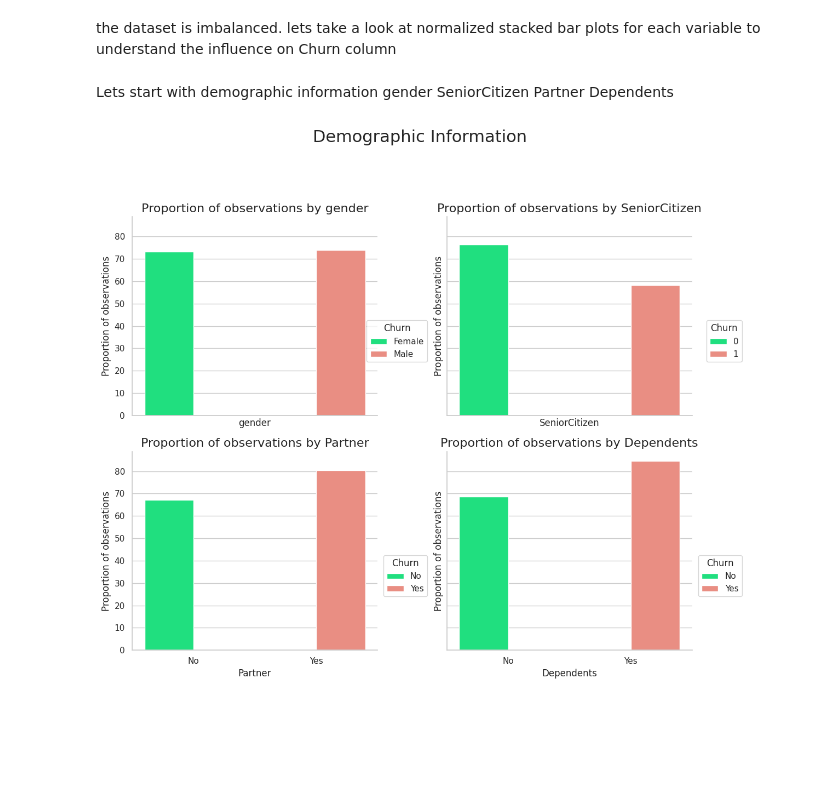
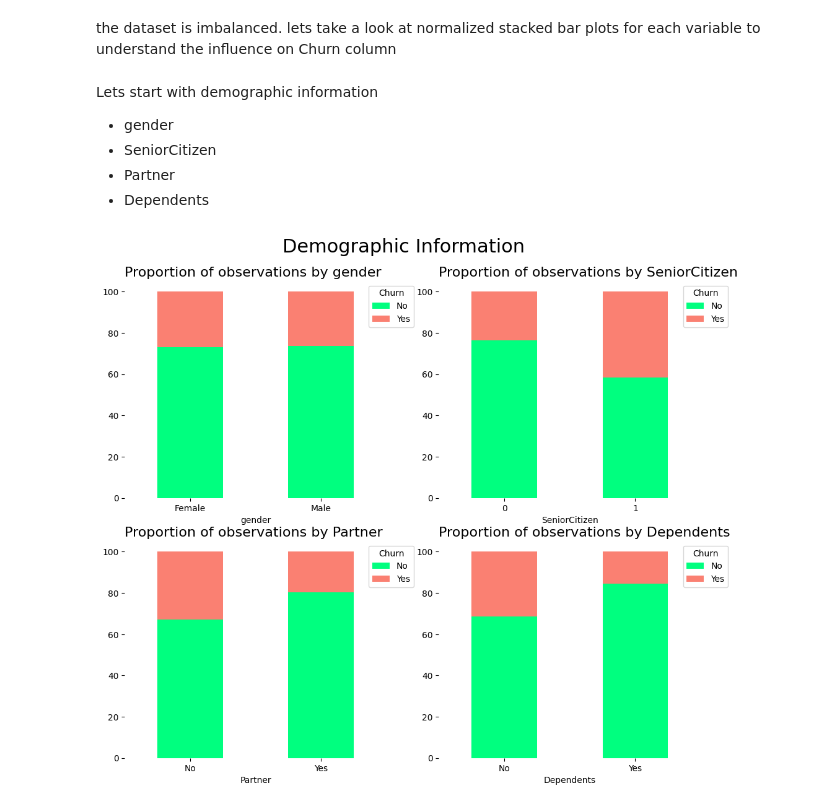
Before and after one commit to ram-polisetti/DataScience, a Jupyter notebook: telco-customer-churn-analysis.ipynb, the cells around one changed output. Saved outputs shown, nothing was run; the diff lists cells and outputs as text; code cells hidden in the pictures; blank space fills up the shorter version.

Commit message:
Kaggle Notebook | Telco Customer Churn Analysis | Version 5

```diff
--- a/telco-customer-churn-analysis.ipynb
+++ b/telco-customer-churn-analysis.ipynb
@@ -209,8 +209,9 @@ plt.show()
 the dataset is imbalanced. lets take a look at normalized stacked bar plots for each variable to understand the influence on Churn column
 # %% [markdown]
 Lets start with demographic information
-gender
-SeniorCitizen
-Partner
-Dependents
+
+- gender
+- SeniorCitizen
+- Partner
+- Dependents
 # %%
@@ -277,7 +265,8 @@ def percentage_stacked_plot(columns_to_plot, super_title, df_telco):
 # %%
+# demographic column names
 demographic_columns = ['gender', 'SeniorCitizen', 'Partner', 'Dependents']
 
 # stacked plot of demographic columns
-percentage_stacked_plot(demographic_columns, 'Demographic Information', telco_data)
+percentage_stacked_plot(demographic_columns, 'Demographic Information')
 # %% [output]
-[figure, old version]
+[figure, new version]
```
Also changed, not shown: parts of 16 cells of this notebook.
